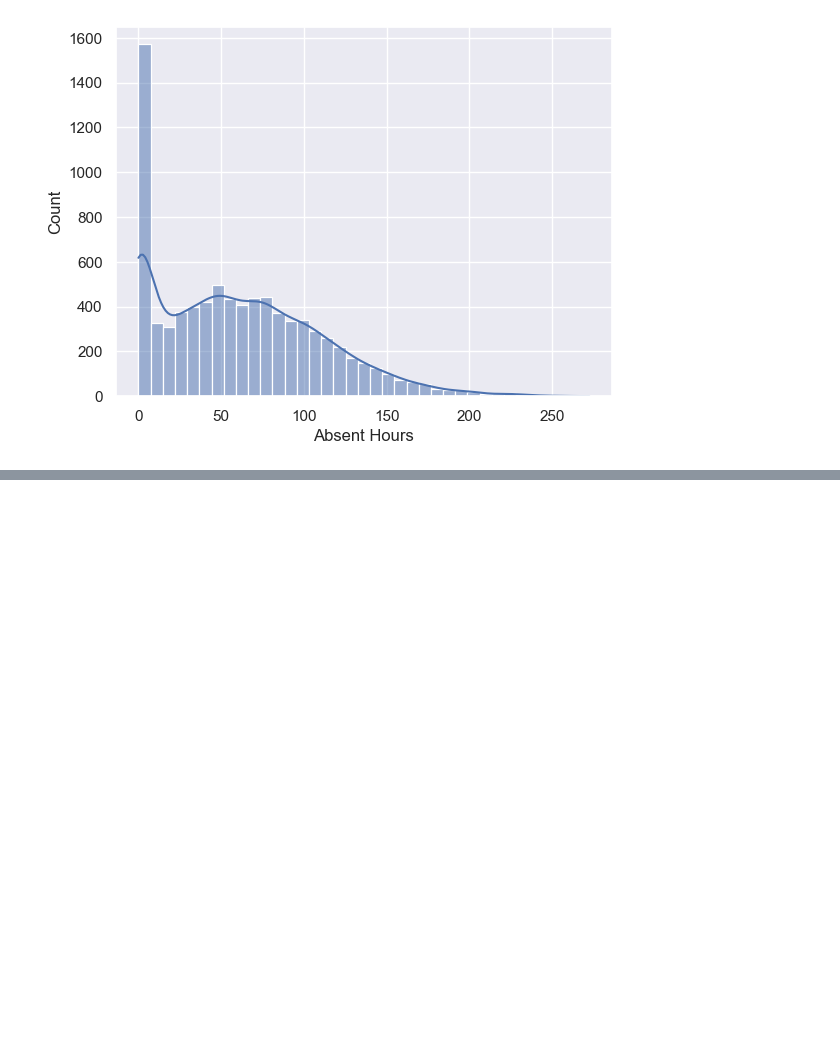
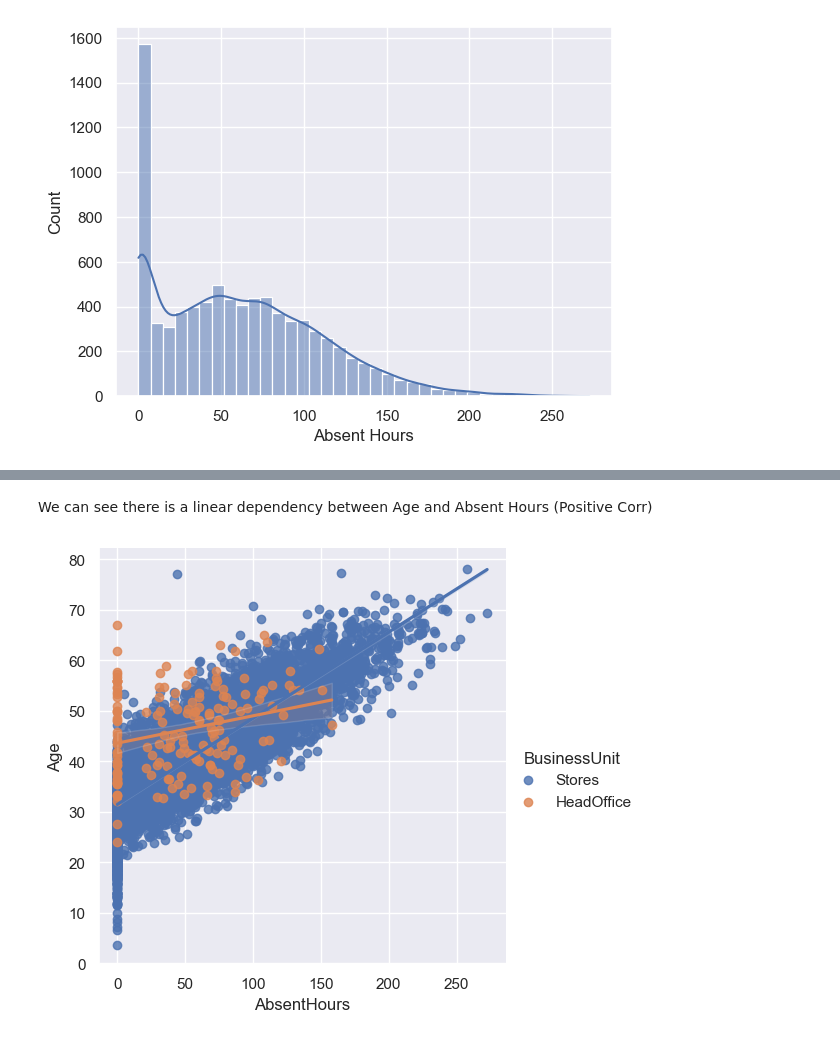
Before and after one commit to piyushrgone/Absenteeism-at-Work-Prediction, a Jupyter notebook: Absenteeism at Work Prediction-EDA.ipynb, the cells around one changed output, grey strips where cells are left out. Cells and saved outputs as stored; diff of their text form; code cells hidden in the pictures; blank space fills up the shorter version.

```diff
--- a/Absenteeism at Work Prediction-EDA.ipynb
+++ b/Absenteeism at Work Prediction-EDA.ipynb
@@ -176,0 +192,6 @@ sns.histplot(x = 'AbsentHours', data= df, kde=True); plt.xlabel('Absent Hours');
+# %% [markdown]
+We can see there is a linear dependency between Age and Absent Hours (Positive Corr)
+# %%
+sns.lmplot(y = 'Age',x = 'AbsentHours', data=df, hue = 'BusinessUnit'); plt.show()
+# %% [output]
+[figure, added]
```
Also changed, not shown: parts of 9 cells of this notebook.
